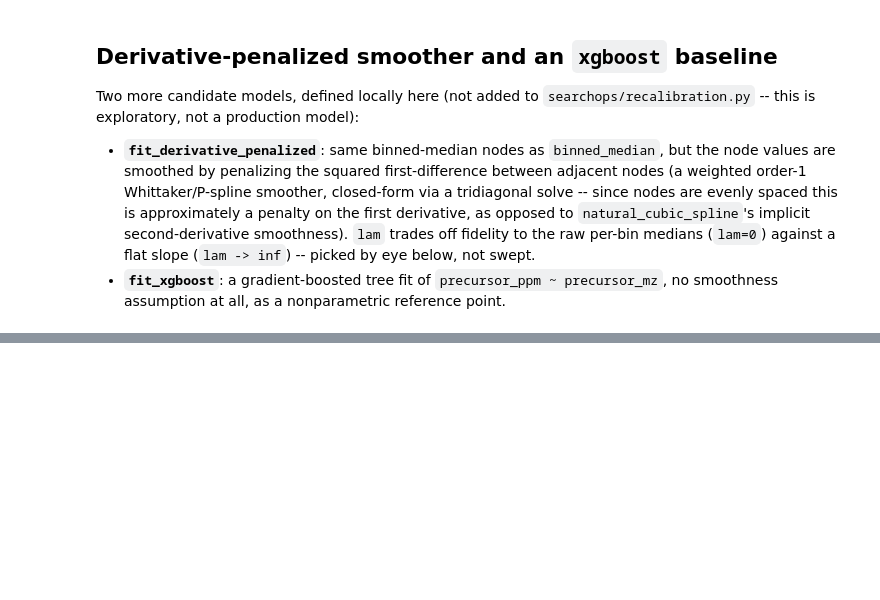
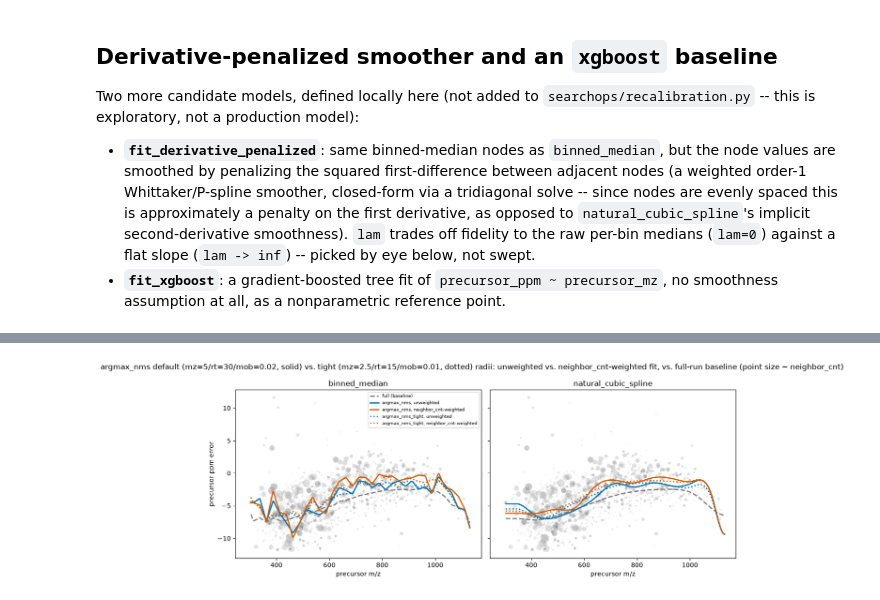
Before and after one commit to MatteoLacki/searchops, a Jupyter notebook: __dev/recalibration_model_comparison.ipynb, the cells around one changed output, grey strips where cells are left out. Cells and saved outputs as stored; diff of their text form; code cells hidden in the pictures; blank space fills up the shorter version.

```diff
--- a/__dev/recalibration_model_comparison.ipynb
+++ b/__dev/recalibration_model_comparison.ipynb
@@ -279,0 +397,67 @@ plt.show()
+# %%
+argmax_df = dfs["argmax_nms"]
+argmax_tight_df = dfs["argmax_nms_tight"]
+full_df_ref = dfs["full"]
+argmax_weights = argmax_df["neighbor_cnt"].to_numpy(dtype=np.float64)
+argmax_tight_weights = argmax_tight_df["neighbor_cnt"].to_numpy(dtype=np.float64)
+mz_line = np.linspace(argmax_df["precursor_mz"].min(), argmax_df["precursor_mz"].max(), 200)
+
+WEIGHT_CONFIGS = {
+    "binned_median": {"model": "binned_median", "bin_width_da": 25.0},
+    "natural_cubic_spline": {"model": "natural_cubic_spline", "bin_width_da": 25.0},
+}
+
+fig, axes = plt.subplots(1, 2, figsize=(12, 5), sharey=True)
+
+for ax, (model_name, config) in zip(axes, WEIGHT_CONFIGS.items()):
+    # tight window is denser (more survivors) -- draw it first, underneath
+    ax.scatter(
+        argmax_tight_df["precursor_mz"], argmax_tight_df["precursor_ppm"],
+        s=argmax_tight_df["neighbor_cnt"] * 2, alpha=0.12, color="#bbbbbb", linewidths=0,
+    )
+    ax.scatter(
+        argmax_df["precursor_mz"], argmax_df["precursor_ppm"],
+        s=argmax_df["neighbor_cnt"] * 2, alpha=0.2, color="#808080", linewidths=0,
+    )
+
+    full_baseline = fit_correction(full_df_ref, config)
+    unweighted = fit_correction(argmax_df, config)
+    weighted = fit_correction(argmax_df, config, weights=argmax_weights)
+    tight_unweighted = fit_correction(argmax_tight_df, config)
+    tight_weighted = fit_correction(argmax_tight_df, config, weights=argmax_tight_weights)
+
+    ax.plot(
+        mz_line, full_baseline(mz_line),
+        color="#808080", linewidth=2, linestyle="--", label="full (baseline)",
+    )
+    ax.plot(
+        mz_line, unweighted(mz_line),
+        color="#0072B2", linewidth=2, linestyle="-", label="argmax_nms, unweighted",
+    )
+    ax.plot(
+        mz_line, weighted(mz_line),
+        color="#D55E00", linewidth=2, linestyle="-", label="argmax_nms, neighbor_cnt-weighted",
+    )
+    ax.plot(
+        mz_line, tight_unweighted(mz_line),
+        color="#0072B2", linewidth=2, linestyle=":", label="argmax_nms_tight, unweighted",
+    )
+    ax.plot(
+        mz_line, tight_weighted(mz_line),
+        color="#D55E00", linewidth=2, linestyle=":", label="argmax_nms_tight, neighbor_cnt-weighted",
+    )
+
+    ax.set_title(model_name)
+    ax.set_xlabel("precursor m/z")
+
+axes[0].set_ylabel("precursor ppm error")
+axes[0].legend(fontsize=7, loc="best")
+fig.suptitle(
+    "argmax_nms default (mz=5/rt=30/mob=0.02, solid) vs. tight (mz=2.5/rt=15/mob=0.01, dotted) "
+    "radii: unweighted vs. neighbor_cnt-weighted fit, vs. full-run baseline "
+    "(point size ~ neighbor_cnt)"
+)
+fig.tight_layout()
+plt.show()
+# %% [output]
+[figure, added]
```
Also changed, not shown: parts of 11 cells of this notebook, 1 other file.
